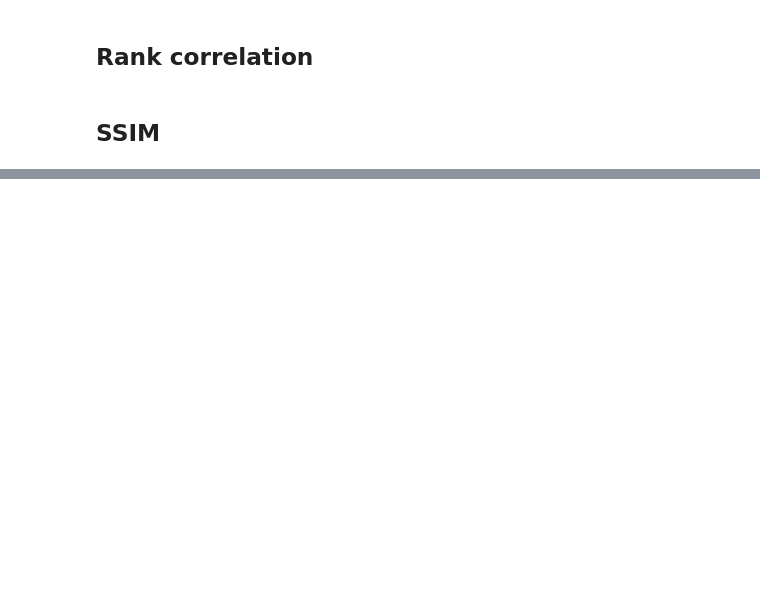
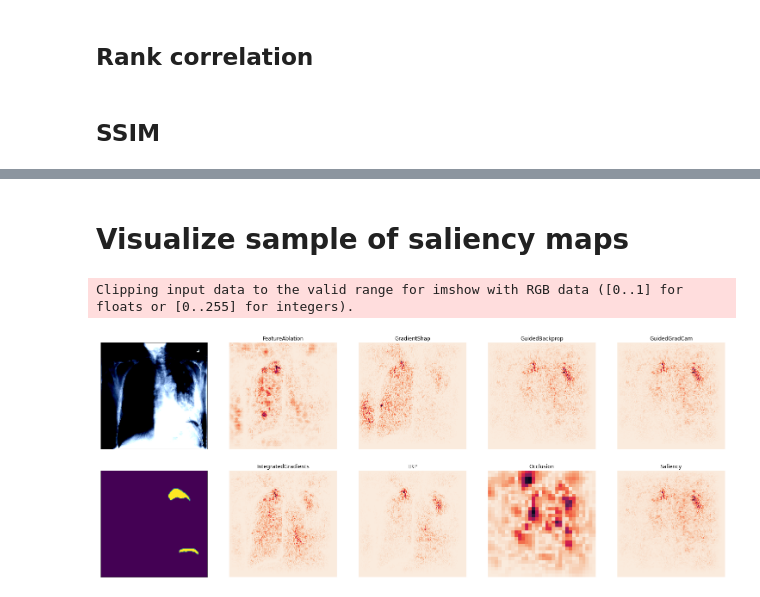
Before and after one commit to mdnam2410/thesis, a Jupyter notebook: visualization.ipynb, the cells around one changed output, grey strips where cells are left out. Cells and saved outputs as stored; diff of their text form; code cells hidden in the pictures; blank space fills up the shorter version.

```diff
--- a/visualization.ipynb
+++ b/visualization.ipynb
@@ -185,0 +207,41 @@ plt.show()
+# %% [markdown]
+# Visualize sample of saliency maps
+# %%
+x = torch.load('sampled_input/images.pt')
+masks = torch.load('sampled_input/masks.pt')
+# %%
+def visualize_sample_saliency(x, masks, explanations, blackbox, methods, index):
+    row, col = 2, len(methods) // 2 + 1
+    fig, ax = plt.subplots(row, col, figsize=(26, 10))
+
+    ax[0][0].imshow(x[index].permute(1, 2, 0))
+    ax[1][0].imshow(masks[index])
+
+    for i, m in enumerate(methods):
+        p = sns.heatmap(
+            normalize(explanations[blackbox][m][index].abs().detach().numpy()),
+            ax=ax[(i + 1) // col][1 + (i % (col-1))],
+            annot=False,
+            cbar=False,
+            cmap='rocket_r'
+        ).set(
+            xticklabels=[],
+            yticklabels=[],
+            title=m
+        )
+
+        plt.legend([], [], frameon=False)
+
+    for a in ax.flat:
+        a.tick_params(axis='both', which='both', bottom=False, top=False)
+        a.set_xticks([])
+        a.set_yticks([])
+
+    return fig, ax
+# %%
+fig_inceptionv3, _ = visualize_sample_saliency(x, masks, explanations, 'InceptionV3', methods, 0)
+fig_inceptionv3.savefig('figures/shape-comparison-inceptionv3.png', bbox_inches='tight')
+plt.show()
+# %% [output]
+Clipping input data to the valid range for imshow with RGB data ([0..1] for floats or [0..255] for integers).
+[figure, added]
```
Also changed, not shown: parts of 14 cells of this notebook, 20 other files.
